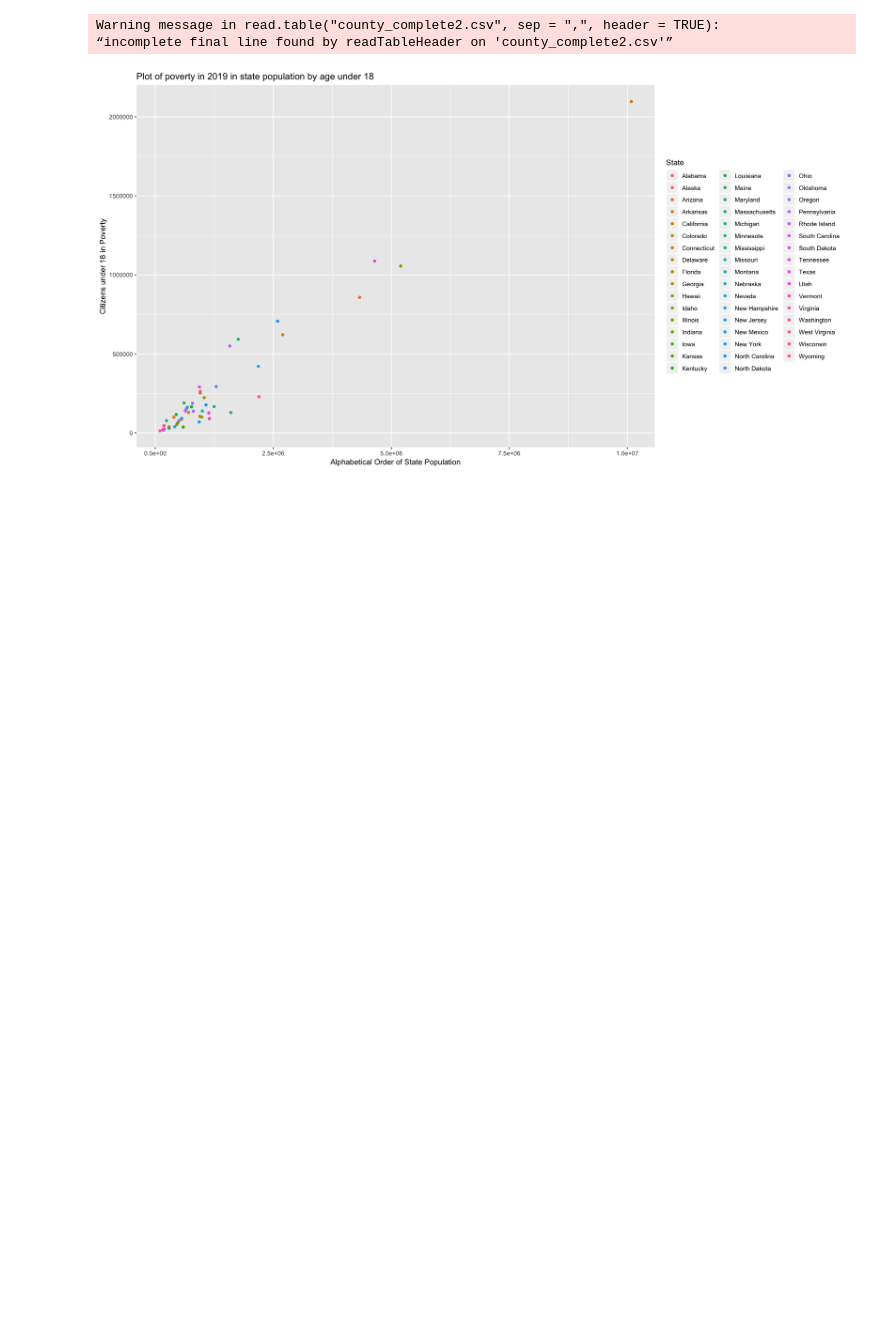
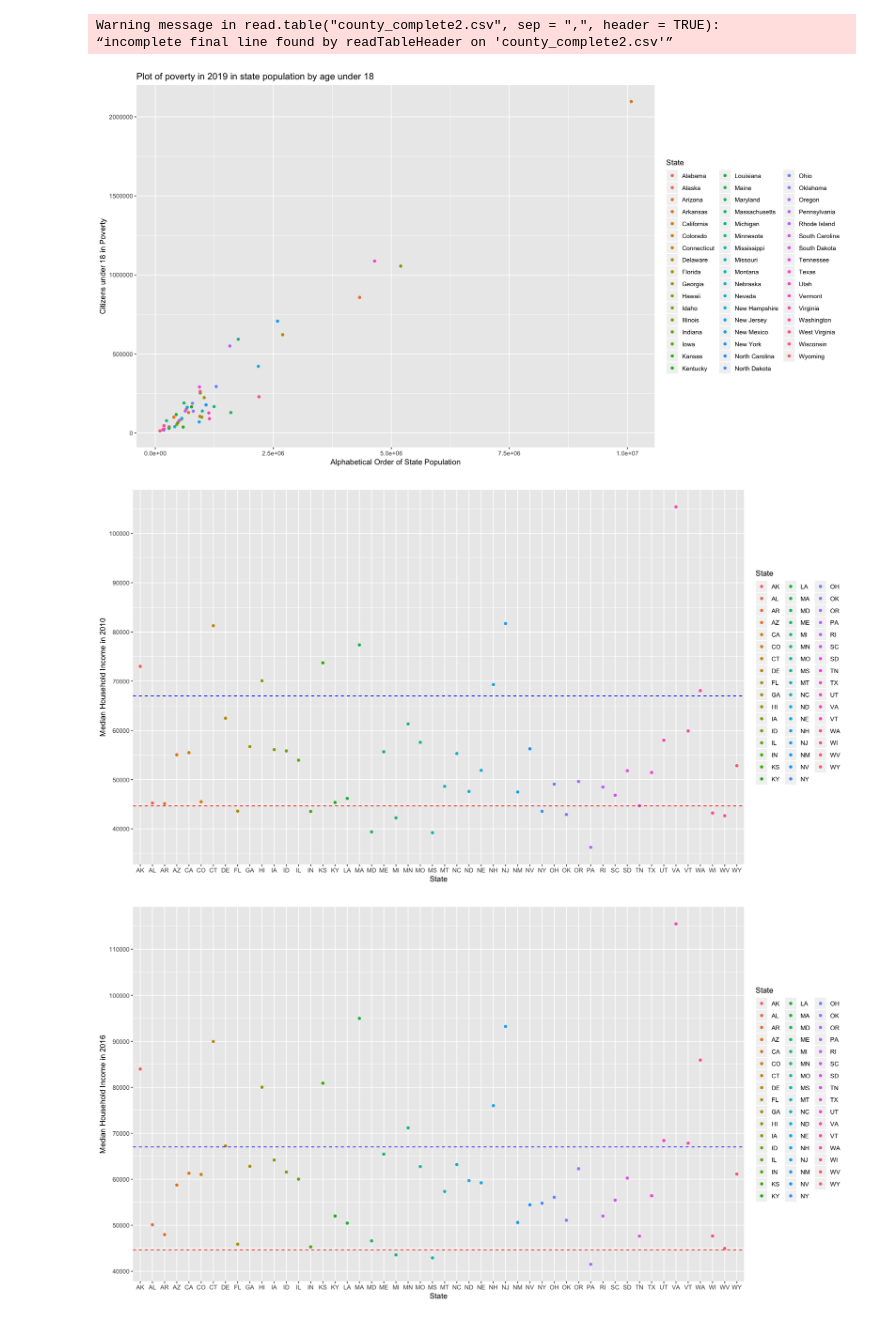
Before and after one commit to bamzie/DataSetPoverty, a Jupyter notebook: ResearchCode.ipynb, the cells around one changed output. Drawn from its saved outputs; the diff is of its cells as text; code cells hidden in the pictures; blank space fills up the shorter version.

Commit message:
More graphs about median household income

```diff
--- a/ResearchCode.ipynb
+++ b/ResearchCode.ipynb
@@ -54,3 +48,62 @@ plot1
 Warning message in read.table("county_complete2.csv", sep = ",", header = TRUE):
 “incomplete final line found by readTableHeader on 'county_complete2.csv'”
 [figure]
+# %%
+#Household median incomes for the largest population in each state
+m = select(pop19, c('median_household_income_2010', 'median_household_income_2016',
+                'median_household_income_2017', 'median_household_income_2019'))
+
+# Create a column of just abbreviated state names
+names=c('AL','AK','AZ','AR','CA','CO','CT','DE','FL','GA','HI','ID','IL','IN','IA','KS',
+        'KY','LA','ME','MD','MA','MI','MN','MS','MO','MT','NE','NV','NH','NJ','NM','NY',
+        'NC','ND','OH','OK','OR','PA','RI','SC','SD','TN','TX','UT','VT','VA',
+        'WA','WV','WI','WY')
+
+#add abbreviated state names to dataframe
+row.names(m) = names
+m$States <- row.names(m)
+
+#To remove scientific notation
+options(scipen=10000)
+
+#Plot 2010 median household income
+plot1 <- ggplot(m, aes(m$States, m$median_household_income_2010,color=m$States)) +
+geom_point() + geom_hline(yintercept=44660, linetype="dashed", color = "red") +
+geom_hline(yintercept=67000, linetype="dashed", color = "blue") +
+xlab("State") +
+ylab("Median Household Income in 2010") + labs(color = "State") +
+scale_y_continuous(breaks=seq(0,120000,10000));
+
+
+#Plot 2016
+plot2 <- ggplot(m, aes(m$States, m$median_household_income_2016,color=m$States)) +
+geom_point() + geom_hline(yintercept=44660, linetype="dashed", color = "red") +
+geom_hline(yintercept=67000, linetype="dashed", color = "blue") +
+xlab("State") +
+ylab("Median Household Income in 2016") + labs(color = "State") +
+scale_y_continuous(breaks=seq(0,120000,10000))
+
+#Plot 2017
+plot3 <- ggplot(m, aes(m$States, m$median_household_income_2017,color=m$States)) +
+geom_point() + geom_hline(yintercept=44660, linetype="dashed", color = "red") +
+geom_hline(yintercept=67000, linetype="dashed", color = "blue") +
+xlab("State") +
+ylab("Median Household Income in 2017") + labs(color = "State") +
+scale_y_continuous(breaks=seq(0,120000,10000))
+
+#Plot 2019
+plot4 <- ggplot(m, aes(m$States, m$median_household_income_2019,color=m$States)) +
+geom_point() + geom_hline(yintercept=44660, linetype="dashed", color = "red") +
+geom_hline(yintercept=67000, linetype="dashed", color = "blue") +
+xlab("State") +
+ylab("Median Household Income in 2019") + labs(color = "State") +
+scale_y_continuous(breaks=seq(0,120000,10000))
+
+# Plotting all plots
+plot1;
+plot2;
+plot3;
+plot4;
+# %% [output]
+[figure, added]
+[figure, added]
```
Also changed, not shown: parts of 2 cells of this notebook.
